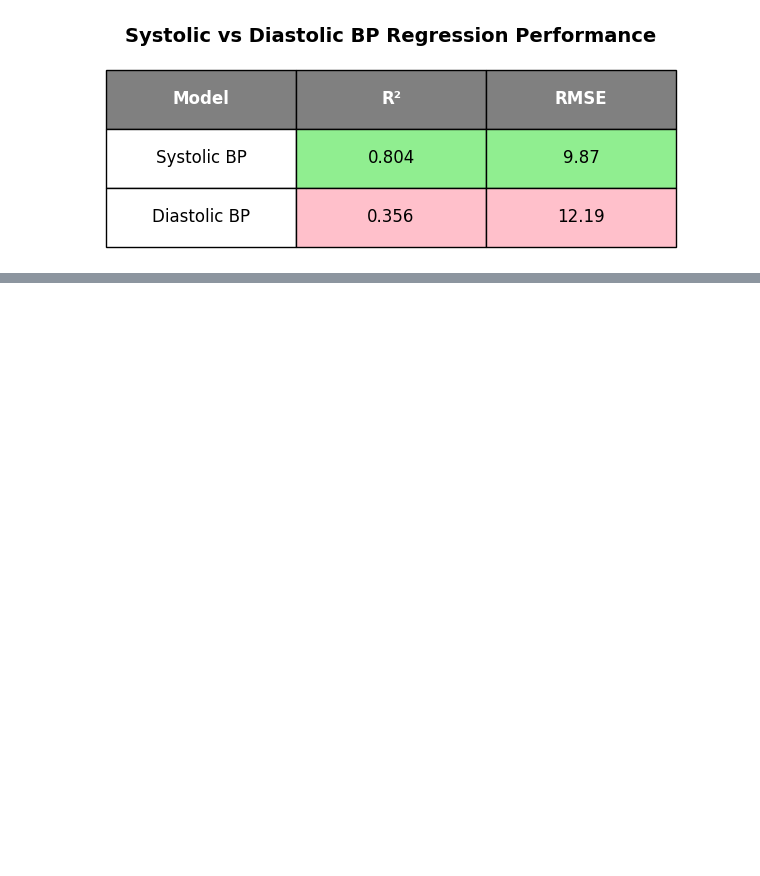
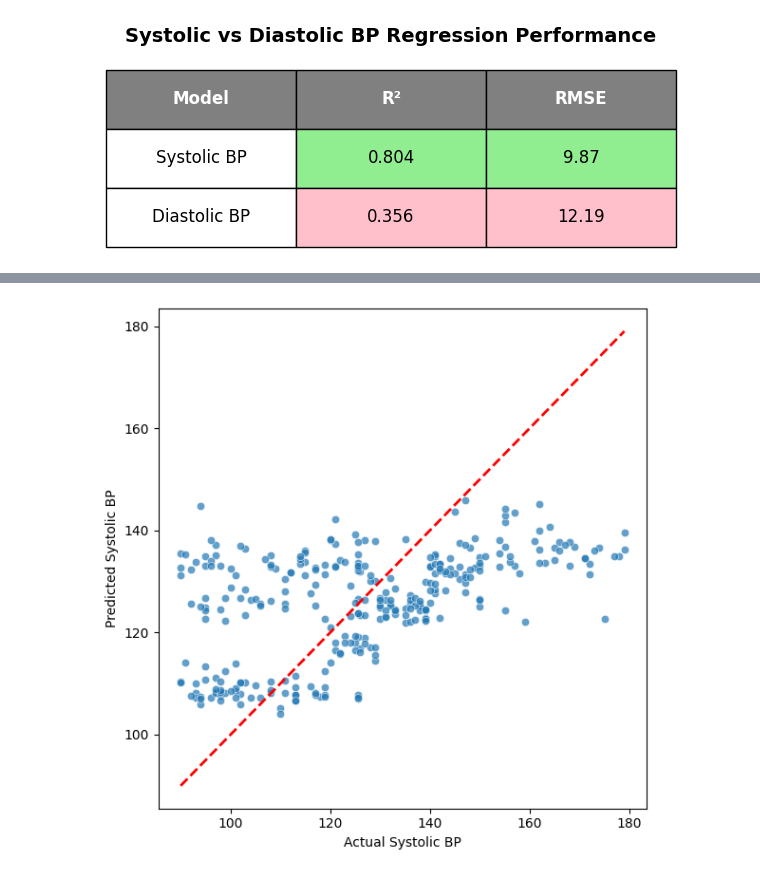
Before and after one commit to DS3001-Group-P/Final-Project, a Jupyter notebook: final_results.ipynb, the cells around one changed output, grey strips where cells are left out. Saved outputs shown, nothing was run; the diff lists cells and outputs as text; code cells hidden in the pictures; blank space fills up the shorter version.

```diff
--- a/final_results.ipynb
+++ b/final_results.ipynb
@@ -868,0 +875,79 @@ plt.show()
+# %%
+from sklearn.model_selection import train_test_split
+from sklearn.linear_model import LinearRegression
+from sklearn.metrics import r2_score, mean_squared_error
+import matplotlib.pyplot as plt
+import seaborn as sns
+import numpy as np
+import pandas as pd
+
+# Predictors with feature engineering
+model_data_sys = model_data.copy()
+
+# 1. Age + Age² (quadratic effect)
+model_data_sys['Age2'] = model_data_sys['Age'] ** 2
+
+# 2. Log transformations (skewness correction)
+model_data_sys['log_Total_Cholesterol'] = np.log(model_data_sys['Total Cholesterol (mg/dL)'] + 1)
+model_data_sys['log_Fasting_Blood_Sugar'] = np.log(model_data_sys['Fasting Blood Sugar (mg/dL)'] + 1)
+
+# Select predictors from the equation
+predictor_cols = [
+    'Sex',
+    'Age', 'Age2',
+    'Weight (kg)',
+    'Height (m)',
+    'BMI',
+    'log_Total_Cholesterol',
+    'log_Fasting_Blood_Sugar',
+    'BP_Category_Label',
+    'Smoking_Status_Encoded',
+    'Diabetes_Status_Encoded',
+    'Physical_Activity_Level_Encoded',
+    'Family_History_CVD_Encoded',
+    'CVD_Risk_Level_Encoded'
+]
+
+X_sys = model_data_sys[predictor_cols]
+y_sys = model_data_sys['Systolic BP']
+
+# train-test split
+X_train_sys, X_test_sys, y_train_sys, y_test_sys = train_test_split(
+    X_sys, y_sys, test_size=0.2, random_state=42
+)
+
+# linear regression
+reg_sys = LinearRegression()
+reg_sys.fit(X_train_sys, y_train_sys)
+y_pred_sys = reg_sys.predict(X_test_sys)
+
+# visualization
+plt.figure(figsize=(6,6))
+sns.scatterplot(x=y_test_sys, y=y_pred_sys, alpha=0.7)
+plt.plot([y_test_sys.min(), y_test_sys.max()], [y_test_sys.min(), y_test_sys.max()], 'r--', lw=2)
+plt.xlabel("Actual Systolic BP")
+plt.ylabel("Predicted Systolic BP")
+plt.tight_layout()
+plt.show()
+
+# evaluation
+r2_sys = r2_score(y_test_sys, y_pred_sys)
+rmse_sys = np.sqrt(mean_squared_error(y_test_sys, y_pred_sys))
+
+print("Systolic BP Model")
+print(f"R^2: {r2_sys:.3f}")
+print(f"RMSE: {rmse_sys:.2f}")
+
+# Feature importance
+coefficients_sys = reg_sys.coef_
+features_sys = X_train_sys.columns
+fi_df_sys = pd.DataFrame({
+    'Feature': features_sys,
+    'Coefficient': coefficients_sys,
+    'Importance': abs(coefficients_sys)
+}).sort_values('Importance', ascending=False)
+
+print("\nSystolic BP Model - Feature Importance")
+print(fi_df_sys.to_markdown(index=False))
+# %% [output]
+[figure, added]
```
Also changed, not shown: parts of 6 cells of this notebook.
